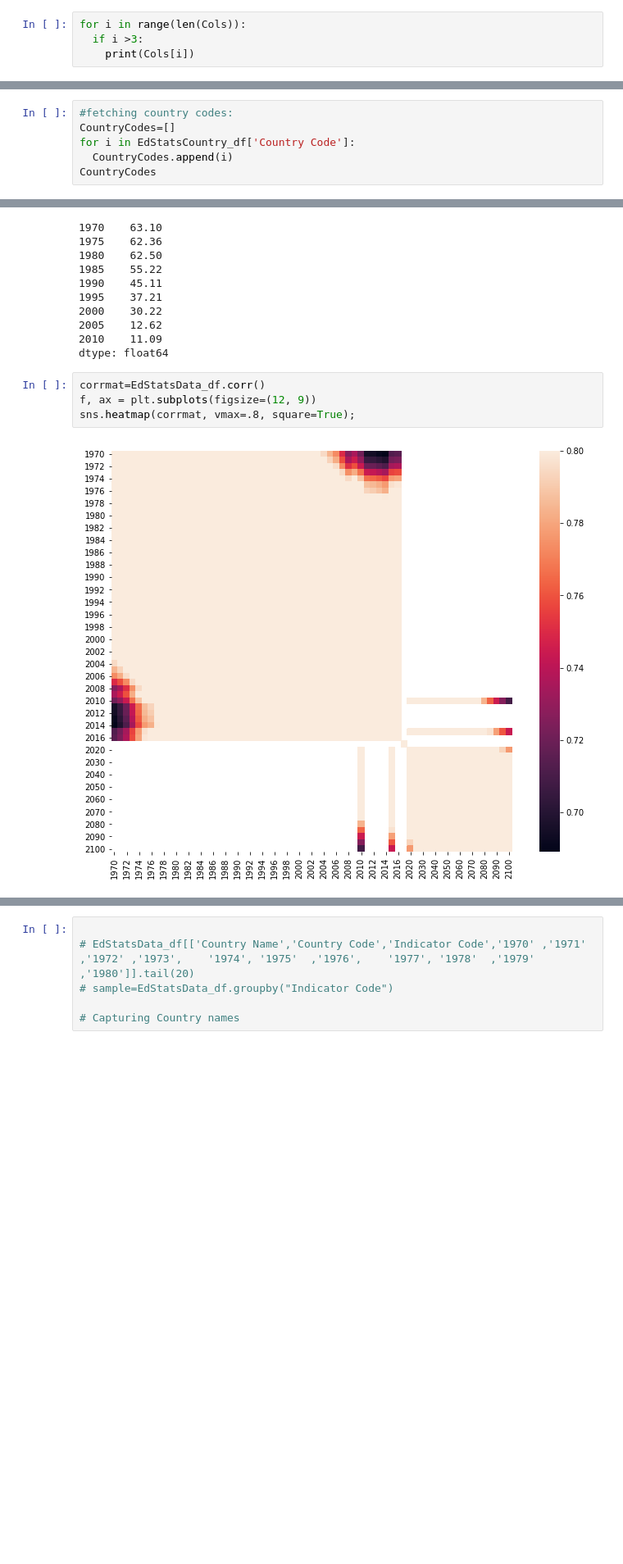
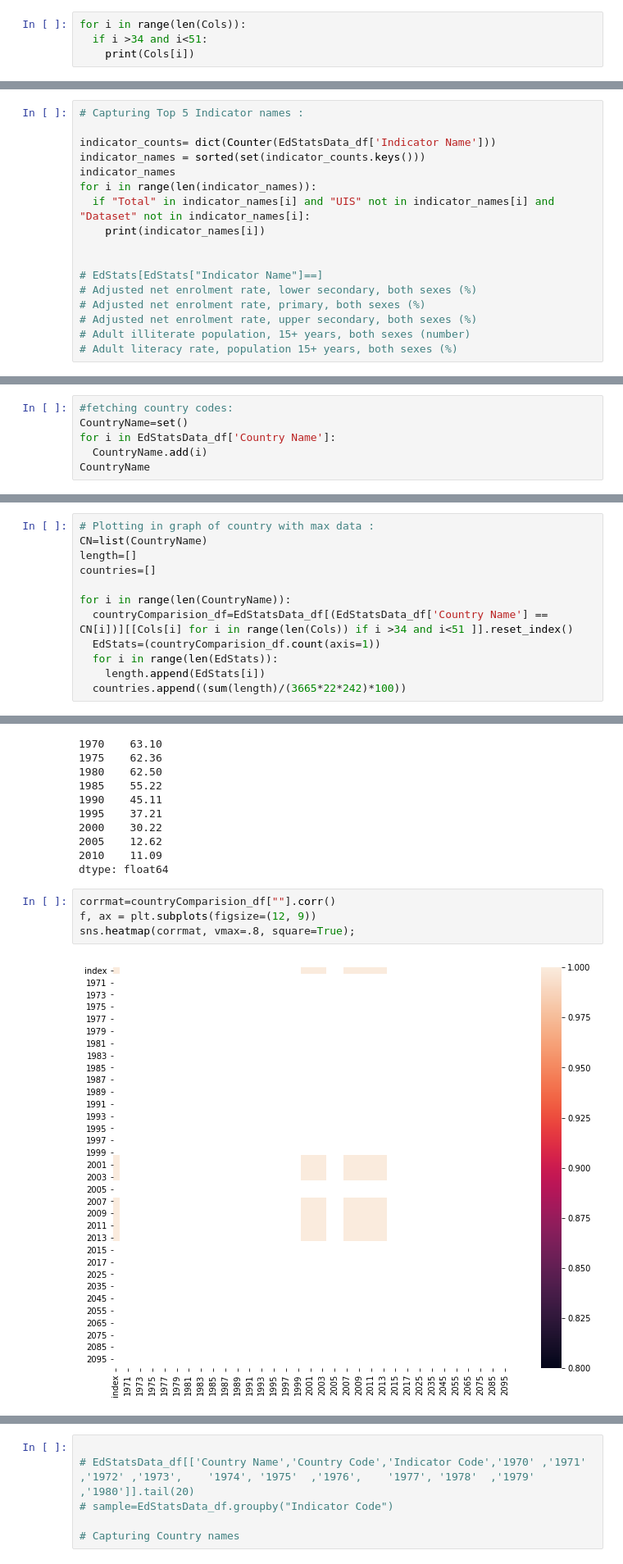
Before and after one commit to kronze1996/Capstone-Project-1, a Jupyter notebook: Kartikey_Sharma_Team_7_Capstone_Project.ipynb, the cells around one changed output, grey strips where cells are left out. Shown: that part at 82% size. Drawn from its saved outputs; the diff is of its cells as text; blank space fills up the shorter version.

```diff
--- a/Kartikey_Sharma_Team_7_Capstone_Project.ipynb
+++ b/Kartikey_Sharma_Team_7_Capstone_Project.ipynb
@@ -47,6 +67,6 @@ countryComparision_df
 Cols = list(countryComparision_df.columns)
 # %%
 for i in range(len(Cols)):
-  if i >3:
+  if i >34 and i<51:
     print(Cols[i])
 # %% [output]
@@ -77,0 +89,17 @@ len(indicator_names)
+# %%
+# Capturing Top 5 Indicator names :
+
+indicator_counts= dict(Counter(EdStatsData_df['Indicator Name']))
+indicator_names = sorted(set(indicator_counts.keys()))
+indicator_names
+for i in range(len(indicator_names)):
+  if "Total" in indicator_names[i] and "UIS" not in indicator_names[i] and "Dataset" not in indicator_names[i]:
+    print(indicator_names[i])
+
+
+# EdStats[EdStats["Indicator Name"]==]
+# Adjusted net enrolment rate, lower secondary, both sexes (%)
+# Adjusted net enrolment rate, primary, both sexes (%)
+# Adjusted net enrolment rate, upper secondary, both sexes (%)
+# Adult illiterate population, 15+ years, both sexes (number)
+# Adult literacy rate, population 15+ years, both sexes (%)
@@ -115,8 +161,8 @@ Text(0.5, 0, 'Series Code')
 [figure]
 # %%
 #fetching country codes:
-CountryCodes=[]
-for i in EdStatsCountry_df['Country Code']:
-  CountryCodes.append(i)
-CountryCodes
+CountryName=set()
+for i in EdStatsData_df['Country Name']:
+  CountryName.add(i)
+CountryName
 # %% [output]
@@ -139,0 +186,12 @@ CountryCodes
+# %%
+# Plotting in graph of country with max data :
+CN=list(CountryName)
+length=[]
+countries=[]
+
+for i in range(len(CountryName)):
+  countryComparision_df=EdStatsData_df[(EdStatsData_df['Country Name'] == CN[i])][[Cols[i] for i in range(len(Cols)) if i >34 and i<51 ]].reset_index()
+  EdStats=(countryComparision_df.count(axis=1))
+  for i in range(len(EdStats)):
+    length.append(EdStats[i])
+  countries.append((sum(length)/(3665*22*242)*100))
@@ -240,11 +329,11 @@ EdStatsData_df[(EdStatsData_df['Country Name'] =='India' )  & (EdStatsData_df['I
 2010    11.09
 dtype: float64
 # %%
-corrmat=EdStatsData_df.corr()
+corrmat=countryComparision_df[""].corr()
 f, ax = plt.subplots(figsize=(12, 9))
 sns.heatmap(corrmat, vmax=.8, square=True);
 # %% [output]
-[figure, old version]
+[figure, new version]
 # %%
 grouped=EdStatsData_df.groupby(['Indicator Name','Country Name']).first().reset_index()
 # YearlyCountryStats_df=grouped.to_frame().reset_index()
```
Also changed, not shown: parts of 21 cells of this notebook.
